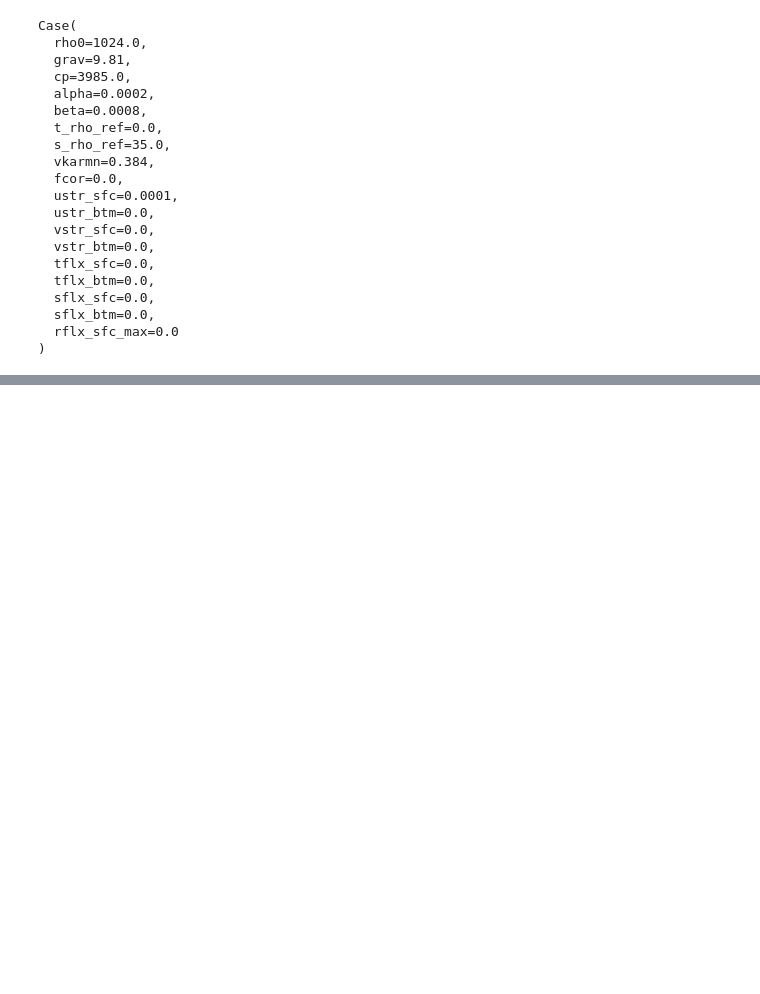
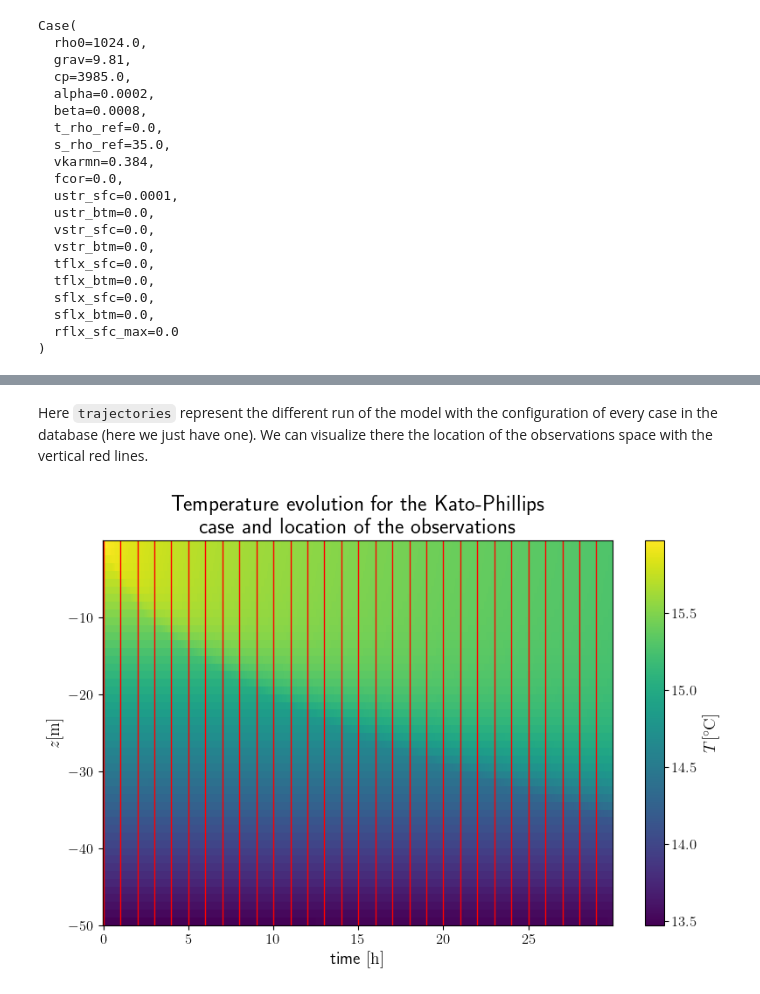
Before and after one commit to meom-group/tunax, a Jupyter notebook: notebooks/k-epsilon_Kato-Phillips.ipynb, the cells around one changed output, grey strips where cells are left out. Drawn from its saved outputs; the diff is of its cells as text; code cells hidden in the pictures; blank space fills up the shorter version.

```diff
--- a/notebooks/k-epsilon_Kato-Phillips.ipynb
+++ b/notebooks/k-epsilon_Kato-Phillips.ipynb
@@ -200,13 +177,0 @@ We can visualize there the location of the observations space with the vertical
-# %%
-time = traj_obs.time/3600
-X, Y = jnp.meshgrid(time, traj_obs.grid.zr)
-plt.figure(figsize=(8, 4))
-plt.tight_layout()
-plt.pcolormesh(X, Y, traj_obs.t.transpose(), shading='nearest')
-plt.colorbar(label='$T$ (°C)')
-plt.xlabel('time (h)')
-plt.ylabel('$z$ (m)')
-plt.title('Temperature evolution for the Kato-Phillips case and location of the observations')
-for t in time[::12]:
-    plt.axvline(x=t, color='r', linewidth=1)
-plt.show()
@@ -341,0 +270,21 @@ fig.savefig("lieux.png", dpi=300, transparent=True)
+# %% [markdown]
+Here `trajectories` represent the different run of the model with the configuration of every case in the database (here we just have one). We can visualize there the location of the observations space with the vertical red lines.
+# %%
+time = traj_obs.time/3600
+x, y = jnp.meshgrid(time, traj_obs.grid.zr)
+
+fig, ax = plt.subplots()
+fig.tight_layout()
+
+pcm = ax.pcolormesh(x, y, traj_obs.t.transpose(), shading='nearest')
+fig.colorbar(pcm, label=r'$T [{}^\circ\mathrm C]$')
+
+ax.set_xlabel(r'time $[\mathrm h]$')
+ax.set_ylabel(r'$z [\mathrm m]$')
+ax.set_title('Temperature evolution for the Kato-Phillips\n case and location of the observations')
+for t in time[::12]:
+    ax.axvline(x=t, color='r', linewidth=1)
+
+plt.show()
+# %% [output]
+[figure, added]
```
Also changed, not shown: parts of 56 cells of this notebook, 11 other files.
